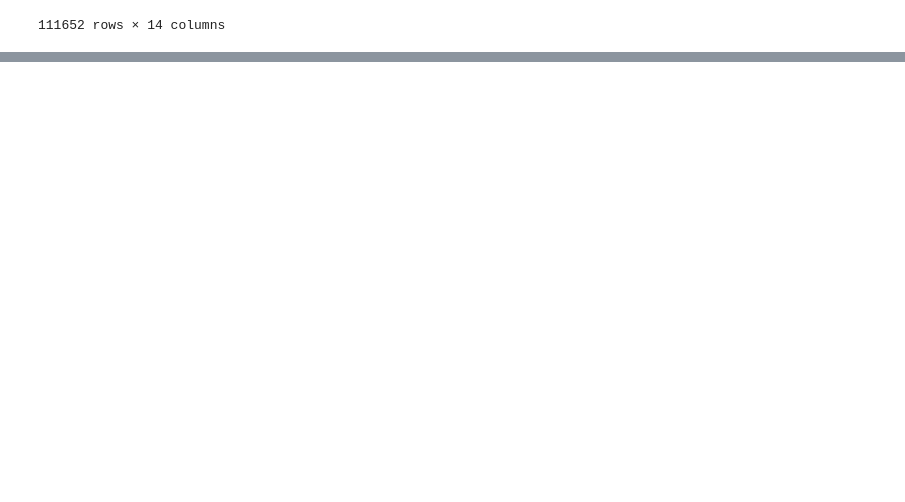
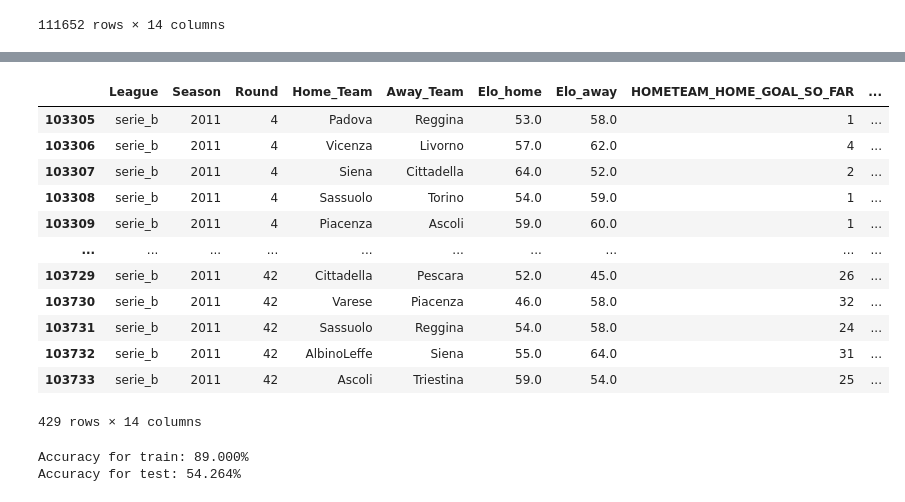
Before and after one commit to frankie-2nfro-com/football_match_outcome_prediction, a Jupyter notebook: model_explained.ipynb, the cells around one changed output, grey strips where cells are left out. Saved outputs shown, nothing was run; the diff lists cells and outputs as text; code cells hidden in the pictures; blank space fills up the shorter version.

```diff
--- a/model_explained.ipynb
+++ b/model_explained.ipynb
@@ -54,10 +72,10 @@ full_pd
 # %%
 # Create functions to filter different league
-def getLeagueData(data, league, season=None):
-    if season is None:
+def getLeagueData(data, league, seasonFrom=None):
+    if seasonFrom is None:
         league_pd =  data[(data["League"]==league)]
     else:
-        league_pd =  data[(data["League"]==league) & (data["Season"]==season)]
+        league_pd =  data[(data["League"]==league) & (data["Season"]>=seasonFrom)]
     return league_pd
 # %%
 def get_ELO_diff(record):
@@ -202,0 +184,70 @@ Accuracy for test: 53.401%
+# %%
+# try to add regularisation
+model_pd = getLeagueData(full_pd, "serie_b", 2011)
+model_pd
+# %% [output]
+|  | League | Season | Round | Home_Team | Away_Team | Elo_home | Elo_away | HOMETEAM_HOME_GOAL_SO_FAR | ... |
+| 103305 | serie_b | 2011 | 4 | Padova | Reggina | 53.0 | 58.0 | 1 | ... |
+| 103306 | serie_b | 2011 | 4 | Vicenza | Livorno | 57.0 | 62.0 | 4 | ... |
+| 103307 | serie_b | 2011 | 4 | Siena | Cittadella | 64.0 | 52.0 | 2 | ... |
+| 103308 | serie_b | 2011 | 4 | Sassuolo | Torino | 54.0 | 59.0 | 1 | ... |
+| 103309 | serie_b | 2011 | 4 | Piacenza | Ascoli | 59.0 | 60.0 | 1 | ... |
+| ... | ... | ... | ... | ... | ... | ... | ... | ... | ... |
+| 103729 | serie_b | 2011 | 42 | Cittadella | Pescara | 52.0 | 45.0 | 26 | ... |
+| 103730 | serie_b | 2011 | 42 | Varese | Piacenza | 46.0 | 58.0 | 32 | ... |
+| 103731 | serie_b | 2011 | 42 | Sassuolo | Reggina | 54.0 | 58.0 | 24 | ... |
+| 103732 | serie_b | 2011 | 42 | AlbinoLeffe | Siena | 55.0 | 64.0 | 31 | ... |
+| 103733 | serie_b | 2011 | 42 | Ascoli | Triestina | 59.0 | 54.0 | 25 | ... |
+429 rows × 14 columns
+# %%
+model_pd = model_pd.dropna()
+
+elo_diff_pd = model_pd.apply(get_ELO_diff, axis=1)
+model_pd.drop('Elo_home', inplace=True, axis=1)
+model_pd.drop('Elo_away', inplace=True, axis=1)
+model_pd.insert(loc=5, column="ELO_DIFF", value=elo_diff_pd.astype('Int64'))
+
+recent_perf_diff_pd = model_pd.apply(get_recent_goal_diff_diff, axis=1)
+model_pd.drop('HOME_LASTEST_GOAL_DIFF', inplace=True, axis=1)
+model_pd.drop('AWAY_LASTEST_GOAL_DIFF', inplace=True, axis=1)
+model_pd.insert(loc=6, column="RECENT_PERF_DIFF", value=recent_perf_diff_pd.astype('Int64'))
+
+goal_diff_pd = model_pd.apply(get_home_away_total_goal_diff, axis=1)
+model_pd.drop('HOMETEAM_HOME_GOAL_SO_FAR', inplace=True, axis=1)
+model_pd.drop('HOMETEAM_AWAY_GOAL_SO_FAR', inplace=True, axis=1)
+model_pd.drop('AWAYTEAM_HOME_GOAL_SO_FAR', inplace=True, axis=1)
+model_pd.drop('AWAYTEAM_AWAY_GOAL_SO_FAR', inplace=True, axis=1)
+model_pd.insert(loc=7, column="HOME_AWAY_GOAL_DIFF", value=recent_perf_diff_pd.astype('Int64'))
+
+# delete no value column
+model_pd.drop('League', inplace=True, axis=1)
+model_pd.drop('Season', inplace=True, axis=1)
+model_pd.drop('Round', inplace=True, axis=1)
+model_pd.drop('Home_Team', inplace=True, axis=1)
+model_pd.drop('Away_Team', inplace=True, axis=1)
+
+array = model_pd.values
+X = array[:,0:(array.shape[1]-1)].astype('int')
+y = array[:,(array.shape[1]-1)].astype('int')
+
+# Scaler
+scaler = MinMaxScaler(feature_range=(0, 8))
+rescaledX = scaler.fit_transform(X)
+
+# summarize transformed data
+set_printoptions(precision=3)
+
+test_size = 0.3
+seed = 42
+X_train, X_test, Y_train, Y_test = train_test_split(X, y, test_size=test_size, random_state=seed)
+
+model = RandomForestClassifier()
+model.fit(X_train, Y_train)
+result = model.score(X_train, Y_train)
+print("Accuracy for train: %.3f%%" % (result*100.0))
+result = model.score(X_test, Y_test)
+print("Accuracy for test: %.3f%%" % (result*100.0))
+print()
+# %% [output]
+Accuracy for train: 89.000%
+Accuracy for test: 54.264%
```
Also changed, not shown: parts of 15 cells of this notebook, 6 other files.
